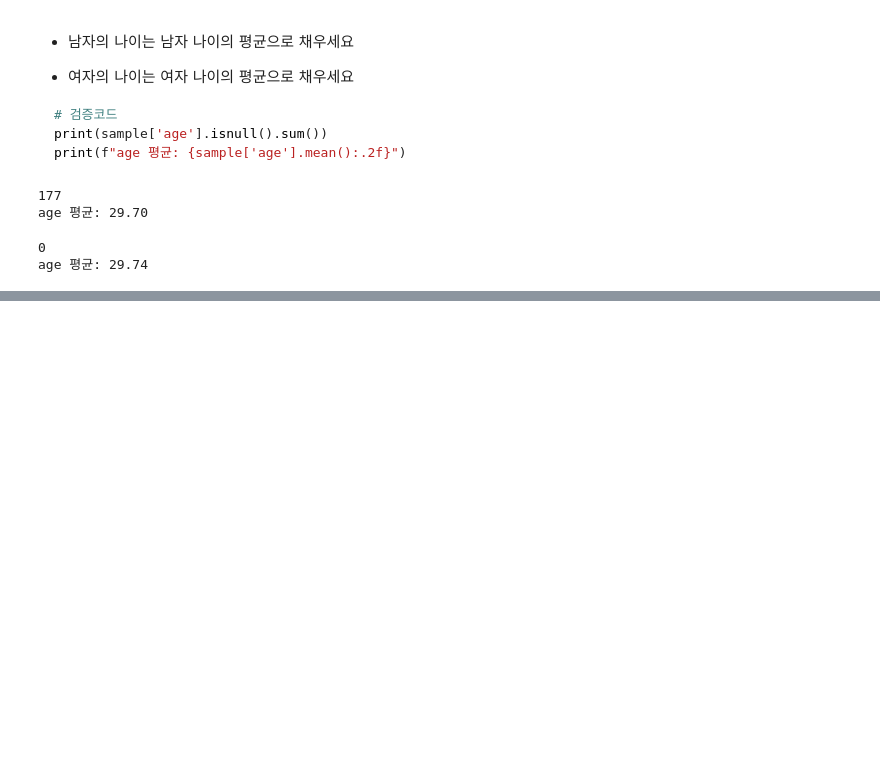
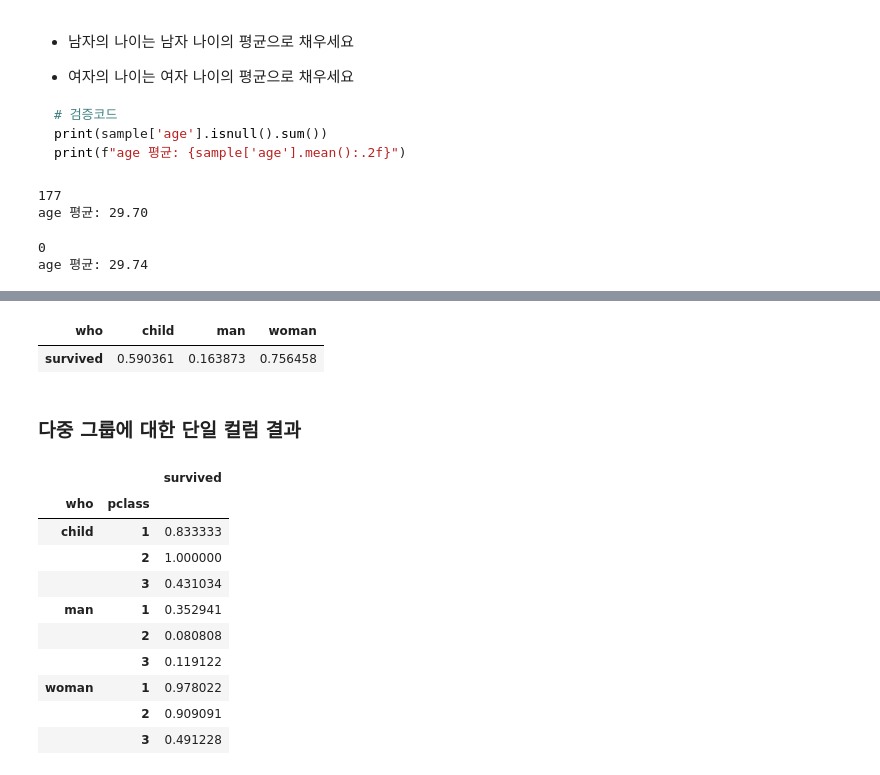
Before and after one commit to froggy-hyun/pandas_note, a Jupyter notebook: 06. Groupby와 Pivot table(with타이타닉호 데이터).ipynb, the cells around one changed output, grey strips where cells are left out. Drawn from its saved outputs; the diff is of its cells as text; code cells hidden in the pictures; blank space fills up the shorter version.

```diff
--- a/06. Groupby와 Pivot table(with타이타닉호 데이터).ipynb
+++ b/06. Groupby와 Pivot table(with타이타닉호 데이터).ipynb
@@ -479,0 +499,22 @@ age 평균: 29.74
+# %%
+# columns에 그룹을 표기
+df.pivot_table(columns='who', values='survived')
+# %% [output]
+| who | child | man | woman |
+| survived | 0.590361 | 0.163873 | 0.756458 |
+# %% [markdown]
+### 다중 그룹에 대한 단일 컬럼 결과
+# %%
+df.pivot_table(index=['who', 'pclass'], values='survived')
+# %% [output]
+|  |  | survived |
+| who | pclass |  |
+| child | 1 | 0.833333 |
+|  | 2 | 1.000000 |
+|  | 3 | 0.431034 |
+| man | 1 | 0.352941 |
+|  | 2 | 0.080808 |
+|  | 3 | 0.119122 |
+| woman | 1 | 0.978022 |
+|  | 2 | 0.909091 |
+|  | 3 | 0.491228 |
```
Also changed, not shown: parts of 9 cells of this notebook.
